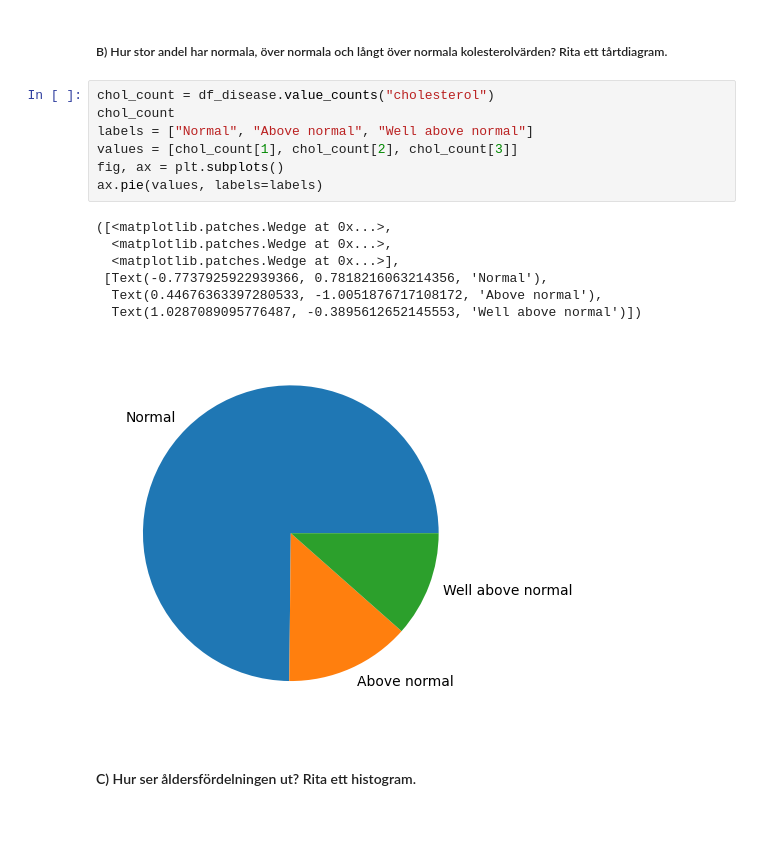
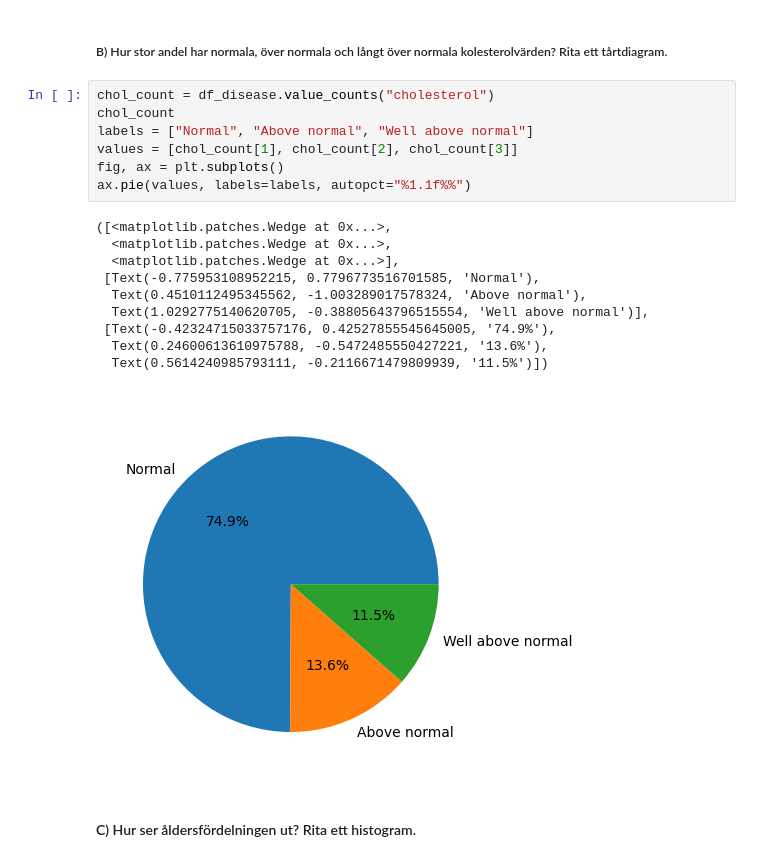
Before and after one commit to NoahEliasson/AI-Noah-Eliasson-OPA23, a Jupyter notebook: labs/Lab_1_Recommendation_system.ipynb, the cells around one changed output. Cells and saved outputs as stored; diff of their text form; blank space fills up the shorter version.

```diff
--- a/labs/Lab_1_Recommendation_system.ipynb
+++ b/labs/Lab_1_Recommendation_system.ipynb
@@ -361,18 +350,21 @@ Name: count, dtype: int64
 # %%
 chol_count = df_disease.value_counts("cholesterol")
 chol_count
 labels = ["Normal", "Above normal", "Well above normal"]
 values = [chol_count[1], chol_count[2], chol_count[3]]
 fig, ax = plt.subplots()
-ax.pie(values, labels=labels)
+ax.pie(values, labels=labels, autopct="%1.1f%%")
 # %% [output]
 ([<matplotlib.patches.Wedge at 0x...>,
   <matplotlib.patches.Wedge at 0x...>,
   <matplotlib.patches.Wedge at 0x...>],
- [Text(-0.7737925922939366, 0.7818216063214356, 'Normal'),
-  Text(0.44676363397280533, -1.0051876717108172, 'Above normal'),
-  Text(1.0287089095776487, -0.3895612652145553, 'Well above normal')])
+ [Text(-0.775953108952215, 0.7796773516701585, 'Normal'),
+  Text(0.4510112495345562, -1.003289017578324, 'Above normal'),
+  Text(1.0292775140620705, -0.38805643796515554, 'Well above normal')],
+ [Text(-0.42324715033757176, 0.42527855545645005, '74.9%'),
+  Text(0.24600613610975788, -0.5472485550427221, '13.6%'),
+  Text(0.5614240985793111, -0.2116671479809939, '11.5%')])
-[figure, old version]
+[figure, new version]
 # %% [markdown]
 #### C) Hur ser åldersfördelningen ut? Rita ett histogram.
 # %%
```
Also changed, not shown: parts of 19 cells of this notebook, 3 other files.
